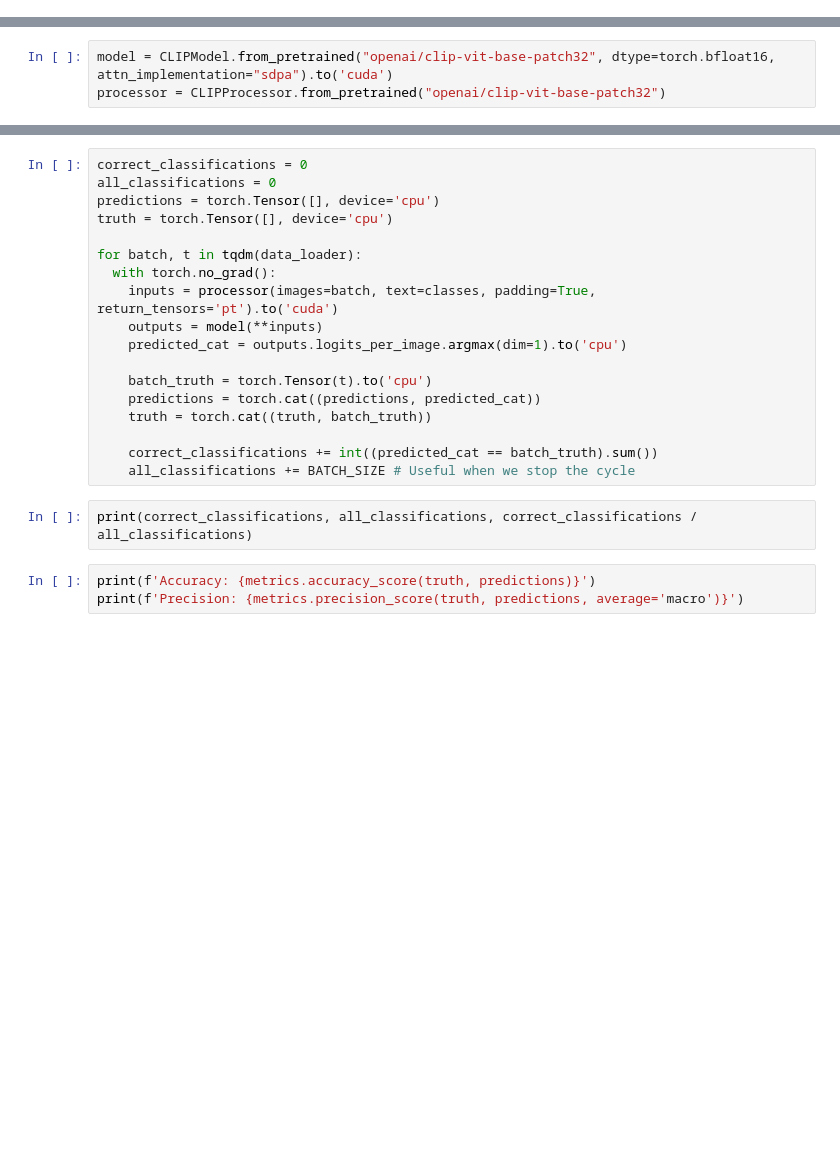
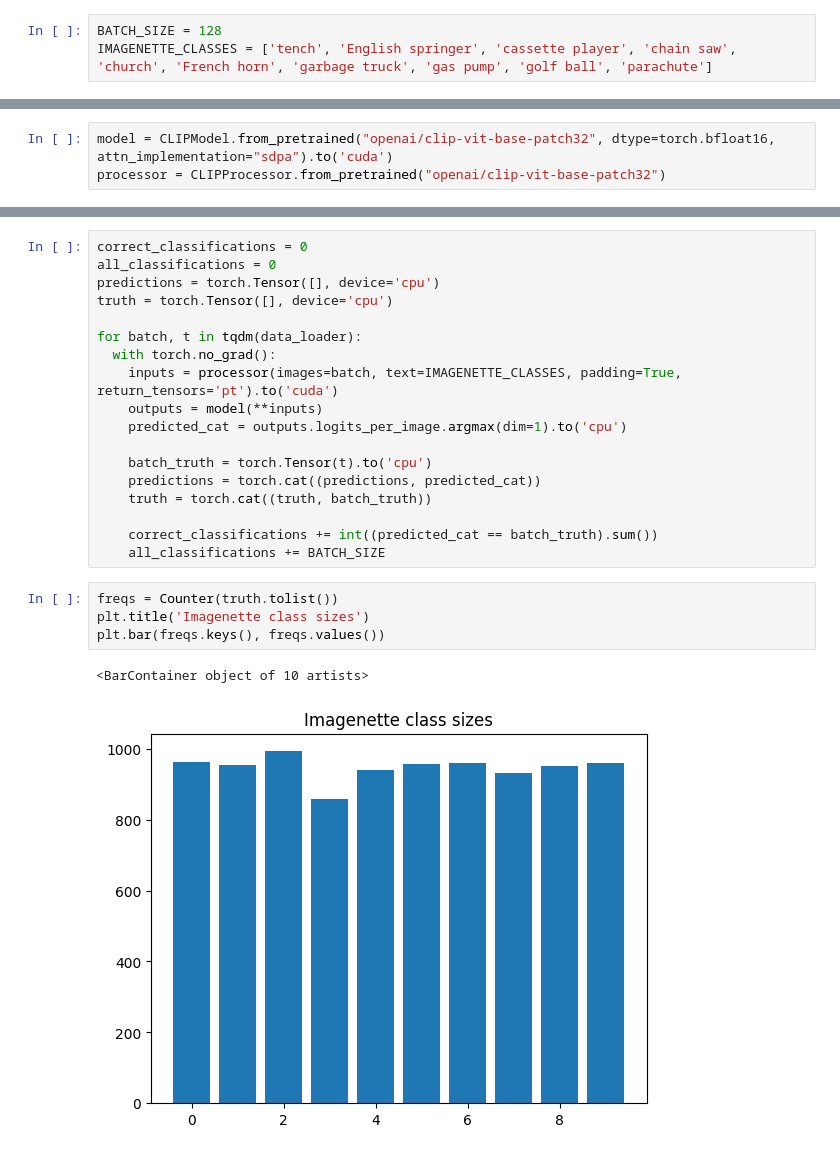
Before and after one commit to ncinsli/CLIP-classification-experiments, a Jupyter notebook: main.ipynb, the cells around one changed output, grey strips where cells are left out. Cells and saved outputs as stored; diff of their text form; blank space fills up the shorter version.

```diff
--- a/main.ipynb
+++ b/main.ipynb
@@ -13,3 +19,6 @@ import matplotlib.pyplot as plt
 from sklearn import metrics, preprocessing
 import torch.nn.functional as F
 import gc
+# %%
+BATCH_SIZE = 128
+IMAGENETTE_CLASSES = ['tench', 'English springer', 'cassette player', 'chain saw', 'church', 'French horn', 'garbage truck', 'gas pump', 'golf ball', 'parachute']
@@ -80,7 +81,7 @@ truth = torch.Tensor([], device='cpu')
 
 for batch, t in tqdm(data_loader):
   with torch.no_grad():
-    inputs = processor(images=batch, text=classes, padding=True, return_tensors='pt').to('cuda')
+    inputs = processor(images=batch, text=IMAGENETTE_CLASSES, padding=True, return_tensors='pt').to('cuda')
     outputs = model(**inputs)
     predicted_cat = outputs.logits_per_image.argmax(dim=1).to('cpu')
 
@@ -89,9 +90,11 @@ for batch, t in tqdm(data_loader):
     truth = torch.cat((truth, batch_truth))
 
     correct_classifications += int((predicted_cat == batch_truth).sum())
-    all_classifications += BATCH_SIZE # Useful when we stop the cycle
+    all_classifications += BATCH_SIZE
-# %%
-print(correct_classifications, all_classifications, correct_classifications / all_classifications)
-# %%
-print(f'Accuracy: {metrics.accuracy_score(truth, predictions)}')
-print(f'Precision: {metrics.precision_score(truth, predictions, average='macro')}')
+# %%
+freqs = Counter(truth.tolist())
+plt.title('Imagenette class sizes')
+plt.bar(freqs.keys(), freqs.values())
+# %% [output]
+<BarContainer object of 10 artists>
+[figure, added]
```
Also changed, not shown: parts of 22 cells of this notebook.
